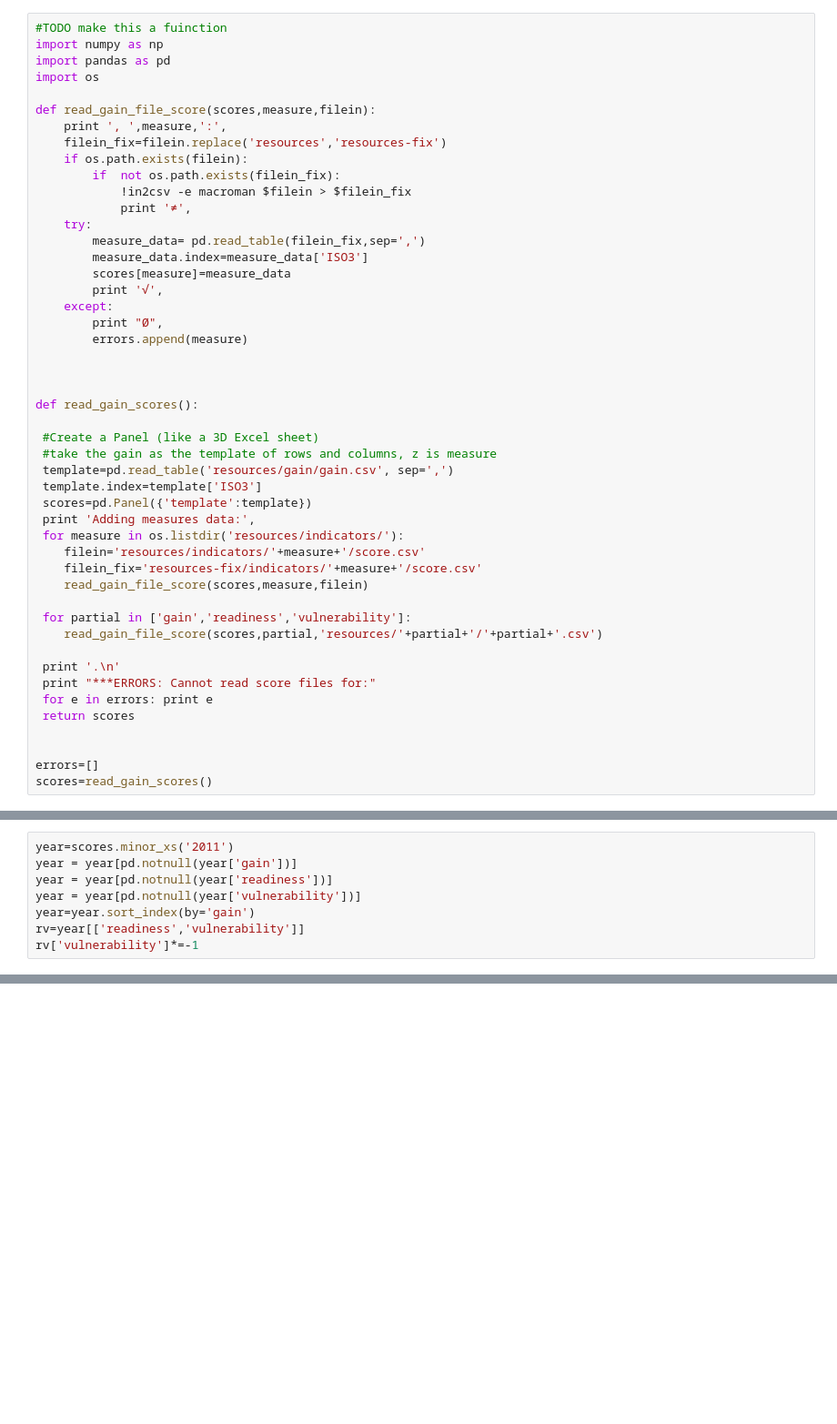
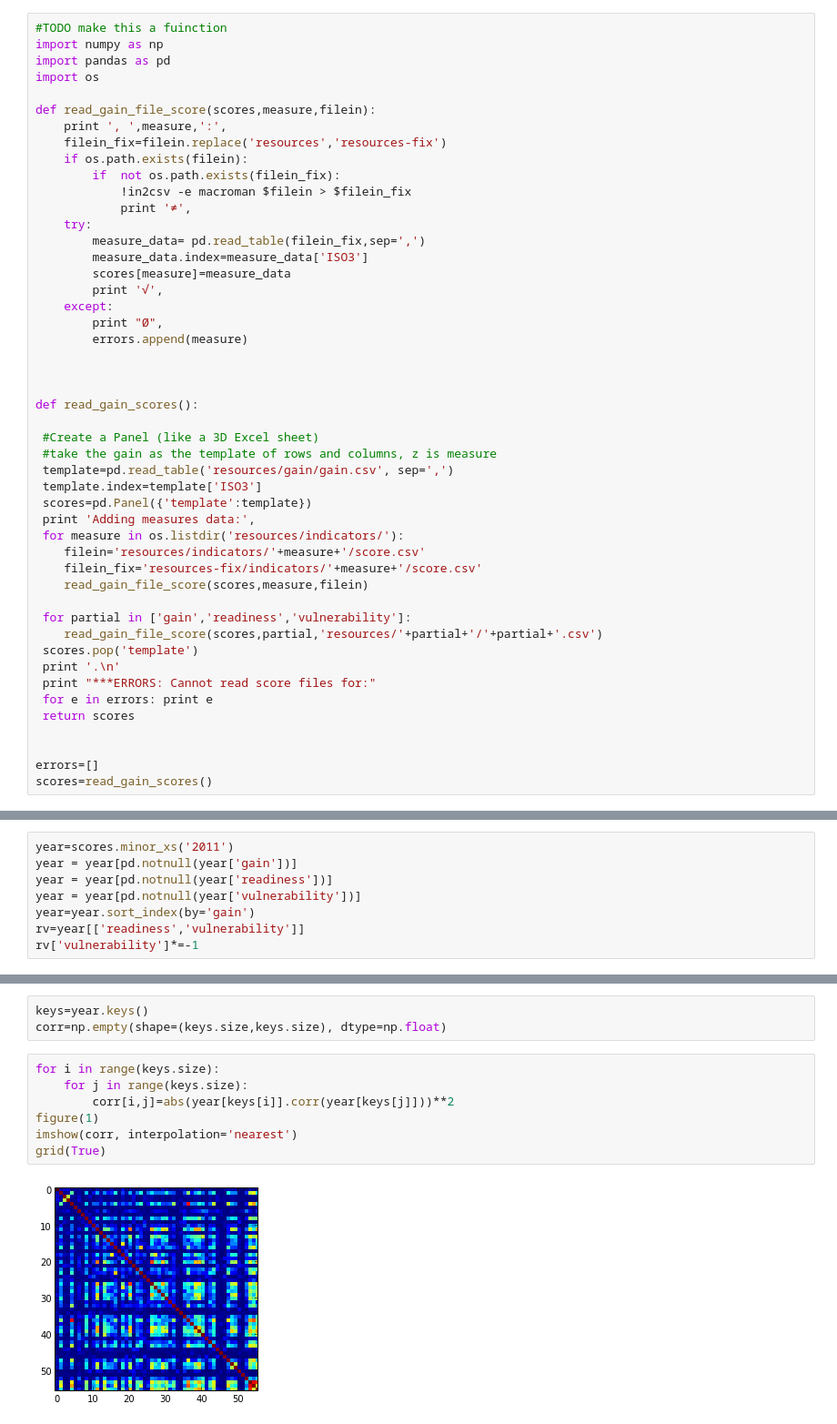
Before and after one commit to hkim16/Gain-Labs, a Jupyter notebook: Mining Gain.ipynb, the cells around one changed output, grey strips where cells are left out. Shown at 91% size. Drawn from its saved outputs; the diff is of its cells as text; blank space fills up the shorter version.

Commit message:
better measures read and scatter plots

```diff
--- a/Mining Gain.ipynb
+++ b/Mining Gain.ipynb
@@ -45,7 +45,7 @@ def read_gain_scores():
 
  for partial in ['gain','readiness','vulnerability']:
     read_gain_file_score(scores,partial,'resources/'+partial+'/'+partial+'.csv')
-
+ scores.pop('template')
  print '.\n'
  print "***ERRORS: Cannot read score files for:"
  for e in errors: print e
@@ -79,3 +79,15 @@ rv.plot(kind='barh', stacked=True, figsize=(8, 25))
 # %% [output]
 <matplotlib.axes.AxesSubplot at 0x...>
 [figure]
+# %%
+keys=year.keys()
+corr=np.empty(shape=(keys.size,keys.size), dtype=np.float)
+# %%
+for i in range(keys.size):
+    for j in range(keys.size):
+        corr[i,j]=abs(year[keys[i]].corr(year[keys[j]]))**2
+figure(1)
+imshow(corr, interpolation='nearest')
+grid(True)
+# %% [output]
+[figure, added]
```
Also changed, not shown: parts of 3 cells of this notebook.
